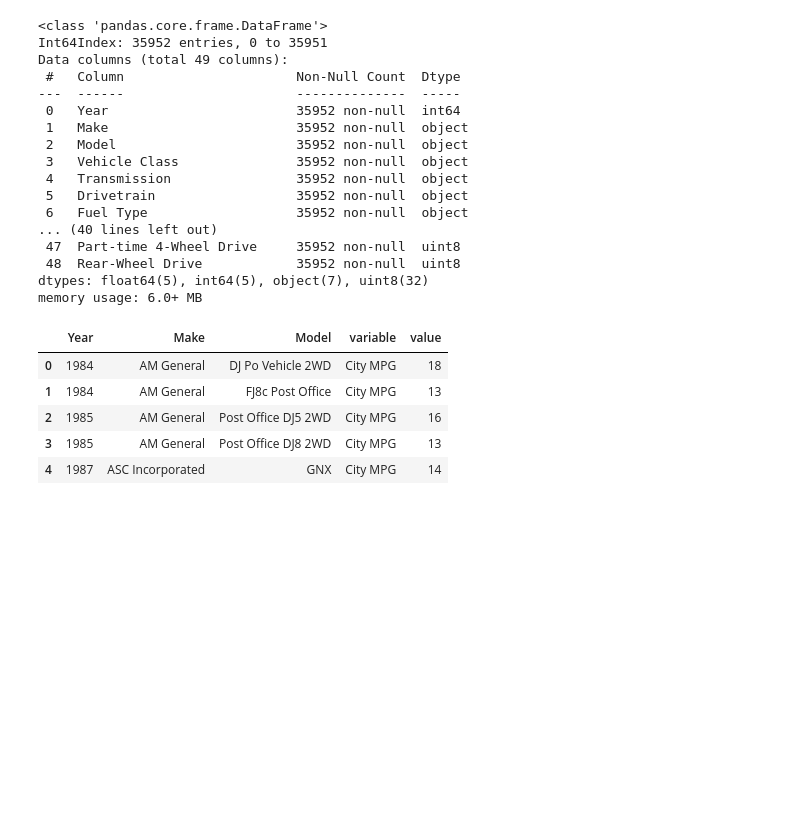
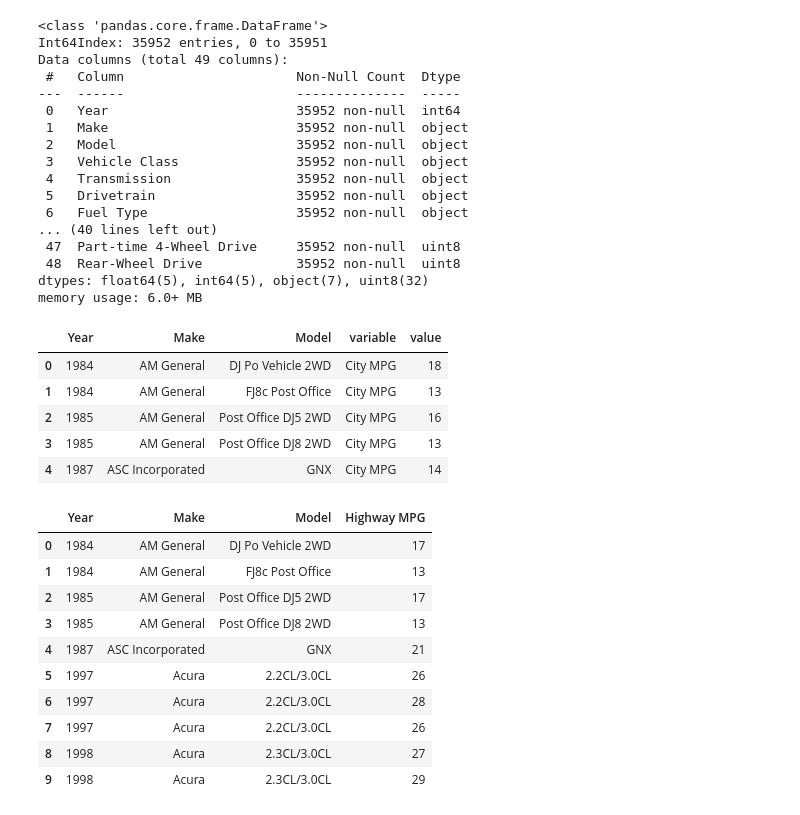
Before and after one commit to mryael977/Data-cleaning, a Jupyter notebook: your-code/manipulation class.ipynb, the cells around one changed output. Saved outputs shown, nothing was run; the diff lists cells and outputs as text; code cells hidden in the pictures; blank space fills up the shorter version.

```diff
--- a/your-code/manipulation class.ipynb
+++ b/your-code/manipulation class.ipynb
@@ -297,3 +297,17 @@ melted.head()
 | 2 | 1985 | AM General | Post Office DJ5 2WD | City MPG | 16 |
 | 3 | 1985 | AM General | Post Office DJ8 2WD | City MPG | 13 |
 | 4 | 1987 | ASC Incorporated | GNX | City MPG | 14 |
+# %%
+data[['Year', 'Make', 'Model', 'Highway MPG']].head(10)
+# %% [output]
+|  | Year | Make | Model | Highway MPG |
+| 0 | 1984 | AM General | DJ Po Vehicle 2WD | 17 |
+| 1 | 1984 | AM General | FJ8c Post Office | 13 |
+| 2 | 1985 | AM General | Post Office DJ5 2WD | 17 |
+| 3 | 1985 | AM General | Post Office DJ8 2WD | 13 |
+| 4 | 1987 | ASC Incorporated | GNX | 21 |
+| 5 | 1997 | Acura | 2.2CL/3.0CL | 26 |
+| 6 | 1997 | Acura | 2.2CL/3.0CL | 28 |
+| 7 | 1997 | Acura | 2.2CL/3.0CL | 26 |
+| 8 | 1998 | Acura | 2.3CL/3.0CL | 27 |
+| 9 | 1998 | Acura | 2.3CL/3.0CL | 29 |
```
